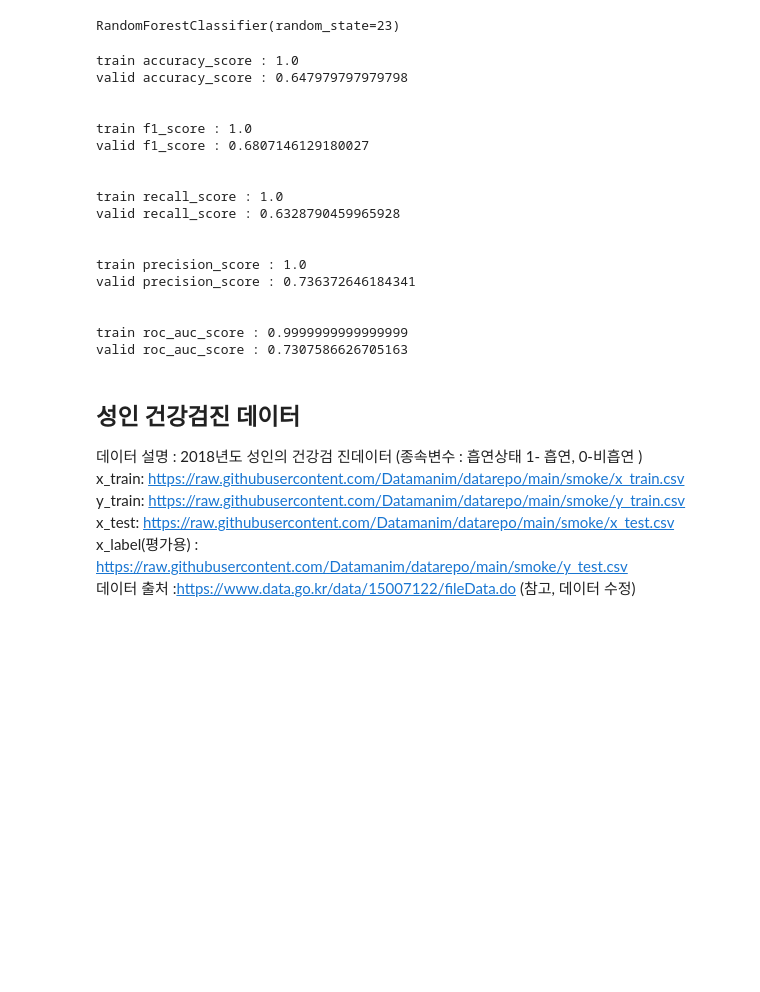
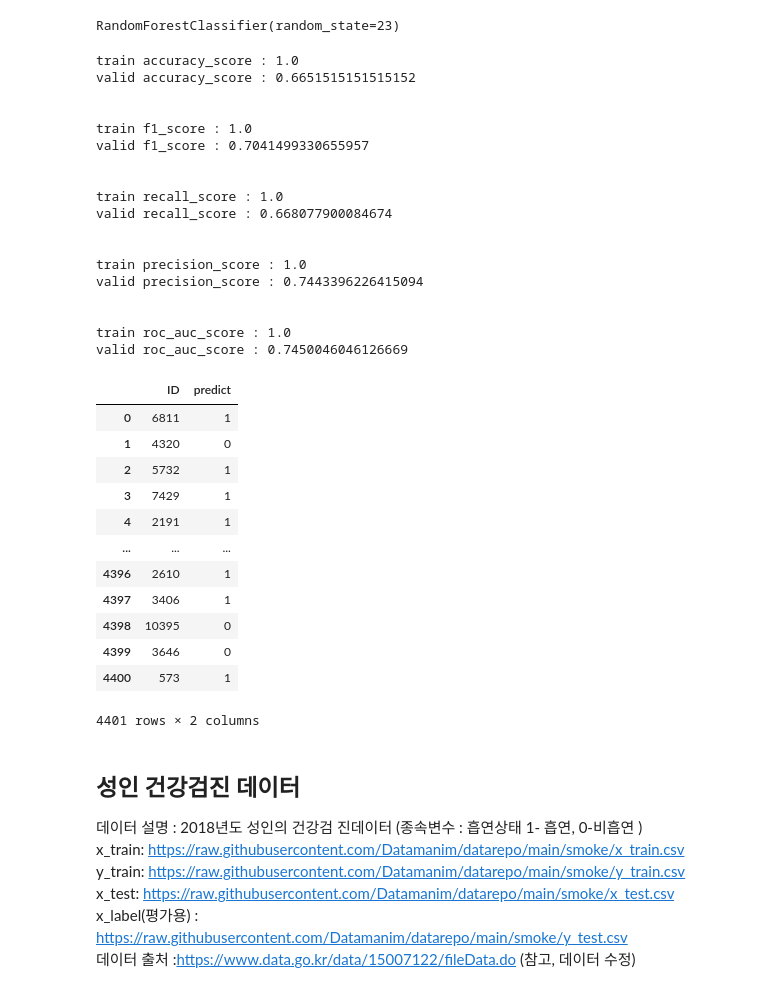
Before and after one commit to cms6090/Big-Data-Analysis, a Jupyter notebook: 2유형/데이터 마이닝.ipynb, the cells around one changed output. Cells and saved outputs as stored; diff of their text form; code cells hidden in the pictures; blank space fills up the shorter version.

```diff
--- a/2유형/데이터 마이닝.ipynb
+++ b/2유형/데이터 마이닝.ipynb
@@ -335,7 +400,7 @@ x_test_dummies = pd.get_dummies(x_test_drop)
 x_test_dummies = x_test_dummies[x_train_dummies.columns]
 # %%
 from sklearn.model_selection import train_test_split
-X_train, X_valid, Y_train, Y_valid = train_test_split(x_train_dummies, y, test_size = 0.3, random_state = 42)
+X_train, X_valid, Y_train, Y_valid = train_test_split(x_train_dummies, y, test_size = 0.3, random_state = 42, stratify = y)
 # %%
 from sklearn.ensemble import RandomForestClassifier
 rf = RandomForestClassifier(random_state = 23)
@@ -370,23 +435,47 @@ print("train roc_auc_score :", roc_auc_score(Y_train, predict_train_proba))
 print("valid roc_auc_score :", roc_auc_score(Y_valid, predict_valid_proba))
 # %% [output]
 train accuracy_score : 1.0
-valid accuracy_score : 0.647979797979798
+valid accuracy_score : 0.6651515151515152
 
 
 train f1_score : 1.0
-valid f1_score : 0.6807146129180027
+valid f1_score : 0.7041499330655957
 
 
 train recall_score : 1.0
-valid recall_score : 0.6328790459965928
+valid recall_score : 0.668077900084674
 
 
 train precision_score : 1.0
-valid precision_score : 0.736372646184341
+valid precision_score : 0.7443396226415094
 
 
-train roc_auc_score : 0.9999999999999999
-valid roc_auc_score : 0.7307586626705163
+train roc_auc_score : 1.0
+valid roc_auc_score : 0.7450046046126669
+# %%
+predict_test_label = rf.predict(x_test_dummies)
+preidct_test_proba = rf.predict_proba(x_test_dummies)[:, 1]
+# %%
+data = pd.DataFrame({
+    "ID" : x_test["ID"],
+    "predict" : predict_test_label
+})
+
+data
+# %% [output]
+|  | ID | predict |
+| 0 | 6811 | 1 |
+| 1 | 4320 | 0 |
+| 2 | 5732 | 1 |
+| 3 | 7429 | 1 |
+| 4 | 2191 | 1 |
+| ... | ... | ... |
+| 4396 | 2610 | 1 |
+| 4397 | 3406 | 1 |
+| 4398 | 10395 | 0 |
+| 4399 | 3646 | 0 |
+| 4400 | 573 | 1 |
+4401 rows × 2 columns
 # %% [markdown]
 ## 성인 건강검진 데이터
 데이터 설명 : 2018년도 성인의 건강검 진데이터 (종속변수 : 흡연상태 1- 흡연, 0-비흡연 )
```
Also changed, not shown: parts of 140 cells of this notebook.
